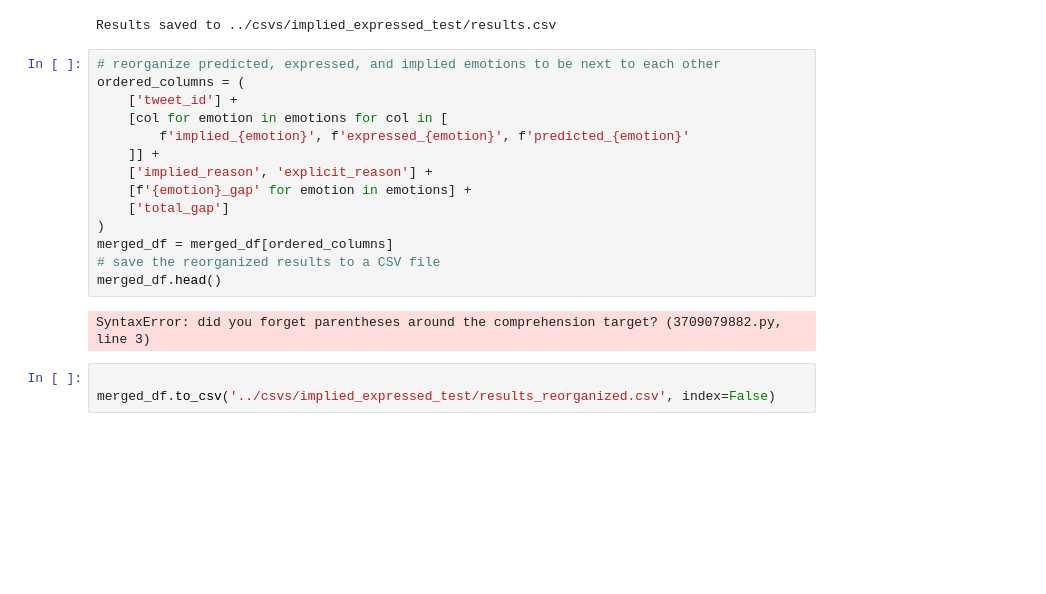
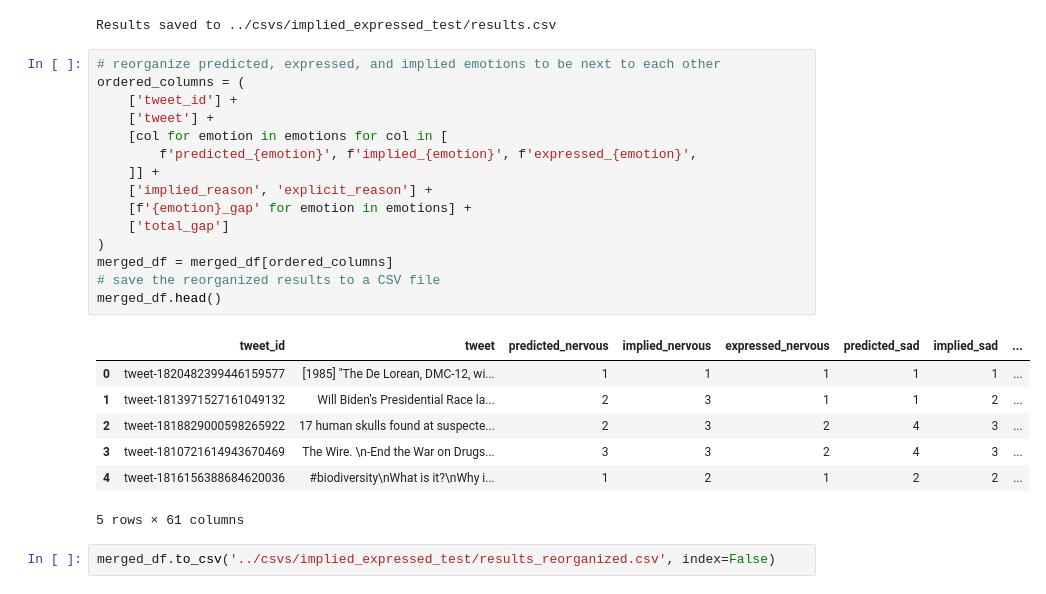
Before and after one commit to charlottezhu1/implicit_emotion, a Jupyter notebook: utils/implied_vs_expressed.ipynb, the cells around one changed output. Cells and saved outputs as stored; diff of their text form; blank space fills up the shorter version.

```diff
--- a/utils/implied_vs_expressed.ipynb
+++ b/utils/implied_vs_expressed.ipynb
@@ -151,19 +157,25 @@ Results saved to ../csvs/implied_expressed_test/results.csv
 # %%
 # reorganize predicted, expressed, and implied emotions to be next to each other
 ordered_columns = (
     ['tweet_id'] +
+    ['tweet'] +
     [col for emotion in emotions for col in [
-        f'implied_{emotion}', f'expressed_{emotion}', f'predicted_{emotion}'
+        f'predicted_{emotion}', f'implied_{emotion}', f'expressed_{emotion}',
     ]] +
     ['implied_reason', 'explicit_reason'] +
     [f'{emotion}_gap' for emotion in emotions] +
     ['total_gap']
 )
 merged_df = merged_df[ordered_columns]
 # save the reorganized results to a CSV file
 merged_df.head()
 # %% [output]
+|  | tweet_id | tweet | predicted_nervous | implied_nervous | expressed_nervous | predicted_sad | implied_sad | ... |
+| 0 | tweet-1820482399446159577 | [1985] "The De Lorean, DMC-12, wi... | 1 | 1 | 1 | 1 | 1 | ... |
+| 1 | tweet-1813971527161049132 | Will Biden’s Presidential Race la... | 2 | 3 | 1 | 1 | 2 | ... |
+| 2 | tweet-1818829000598265922 | 17 human skulls found at suspecte... | 2 | 3 | 2 | 4 | 3 | ... |
+| 3 | tweet-1810721614943670469 | The Wire. \n-End the War on Drugs... | 3 | 3 | 2 | 4 | 3 | ... |
+| 4 | tweet-1816156388684620036 | #biodiversity\nWhat is it?\nWhy i... | 1 | 2 | 1 | 2 | 2 | ... |
-SyntaxError: did you forget parentheses around the comprehension target? (3709079882.py, line 3)
+5 rows × 61 columns
 # %%
-
 merged_df.to_csv('../csvs/implied_expressed_test/results_reorganized.csv', index=False)
```
Also changed, not shown: parts of 18 cells of this notebook, 8 other files.
